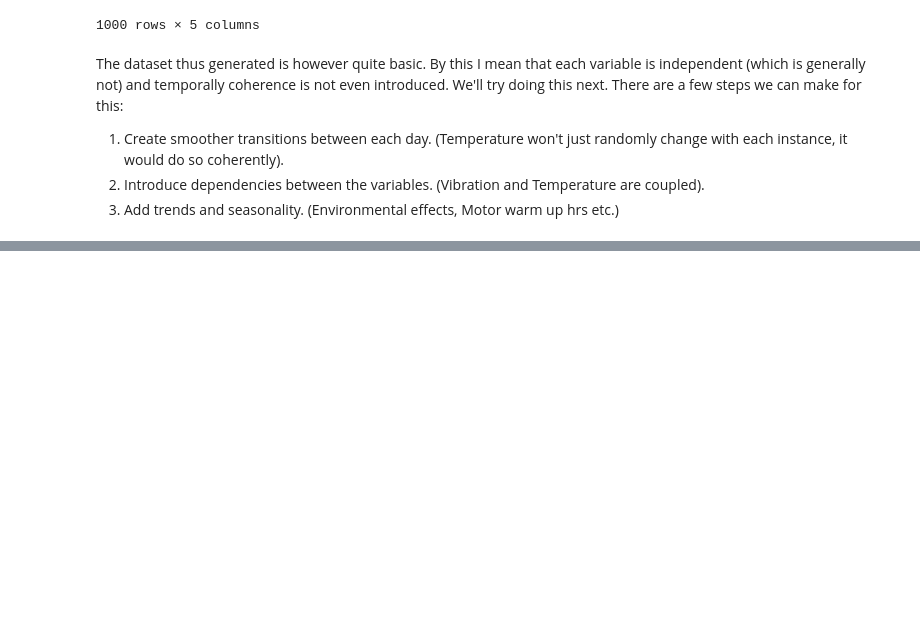
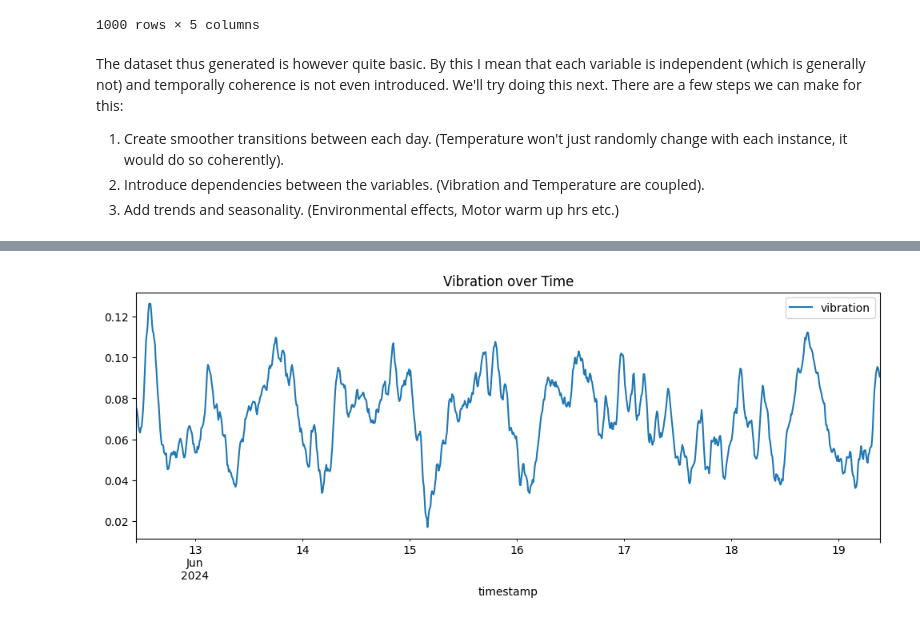
Before and after one commit to suu-b/Snowflake, a Jupyter notebook: synthetic_data_gen/main.ipynb, the cells around one changed output, grey strips where cells are left out. Drawn from its saved outputs; the diff is of its cells as text; code cells hidden in the pictures; blank space fills up the shorter version.

```diff
--- a/synthetic_data_gen/main.ipynb
+++ b/synthetic_data_gen/main.ipynb
@@ -87,3 +87,28 @@ The dataset thus generated is however quite basic. By this I mean that each vari
 1. Create smoother transitions between each day. (Temperature won't just randomly change with each instance, it would do so coherently).
 2. Introduce dependencies between the variables. (Vibration and Temperature are coupled).
 3. Add trends and seasonality. (Environmental effects, Motor warm up hrs etc.)
+# %%
+# BELOW IS A NAIVE APPROACH, IGNORE PLS
+df.drop(columns=df.columns, inplace=True)
+
+# For temperature let's start with some
+temperature = np.zeros(num_records)
+
+# Initial value (location parameter i.e mean)
+loc = 0.06
+temperature[0] = loc
+
+# Max deviation expected in 10 minutes
+step_std = 0.0001
+reversion_strength = 0.05 # Incase the temperature exceeds the mean a lot we want it to pull it back to not let system venture towards the extreme.
+
+for t in range(1, num_records):
+    pull_back = reversion_strength * (loc - temperature[t-1]) # If current temp is greater than normal temp, it will be negative else positive. A negative value will be decrease the overall temp and a positive value will be increase it.
+    noise = np.random.normal(0, step_std)
+    temperature[t] = temperature[t - 1] + pull_back + noise
+
+# Now our equation as follows:
+# temperature_t = temperature_{t-1} + noise
+
+df['temperature'] = temperature
+df.head()
@@ -89,0 +200,19 @@ The dataset thus generated is however quite basic. By this I mean that each vari
+# %%
+vibration = np.zeros(num_records)
+
+base_vibration = 0.075
+vibration[0] = base_vibration
+
+vib_inertia = 0.8
+rpm_coupling = 0.5
+vib_noise_std = 0.0008
+
+for t in range(1, num_records):
+    vibration[t] = base_vibration + vib_inertia * (vibration[t-1] - base_vibration) + rpm_coupling * (motor_rpm[t] - base_rpm) + np.random.normal(0, vib_noise_std)
+
+df['vibration'] = vibration
+# %%
+df.plot(x='timestamp', y='vibration', title='Vibration over Time', figsize=(12, 4))
+plt.show() # we can notice that it responds to rpm however carries its own inertia as well
+# %% [output]
+[figure, added]
```
Also changed, not shown: parts of 10 cells of this notebook.
